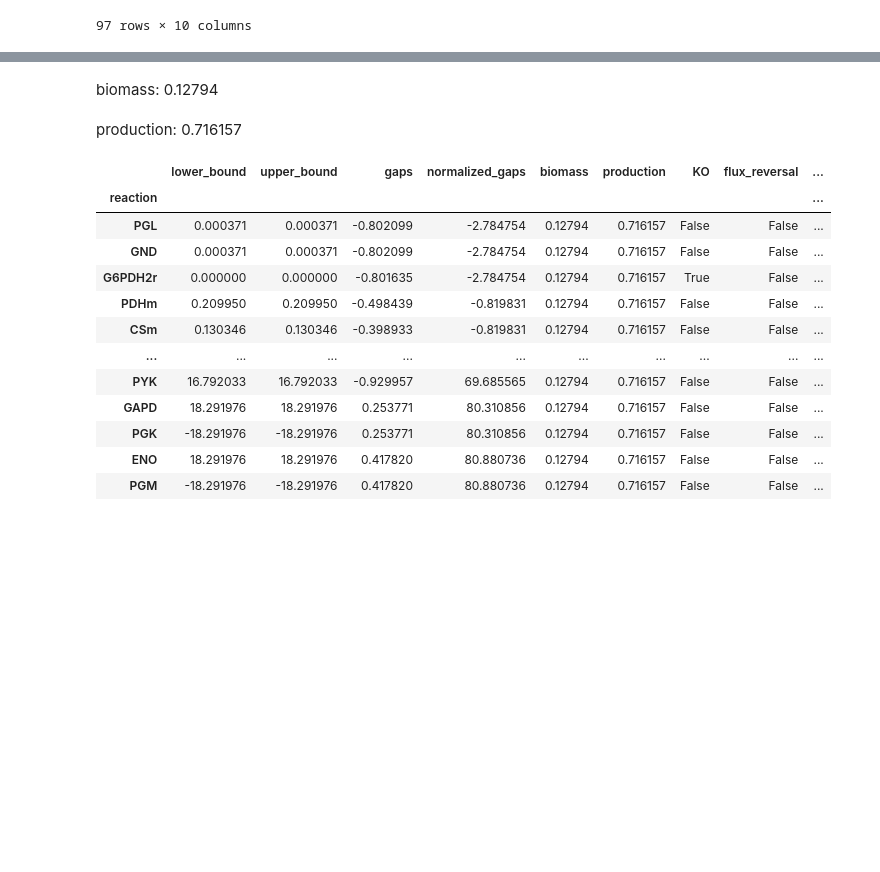
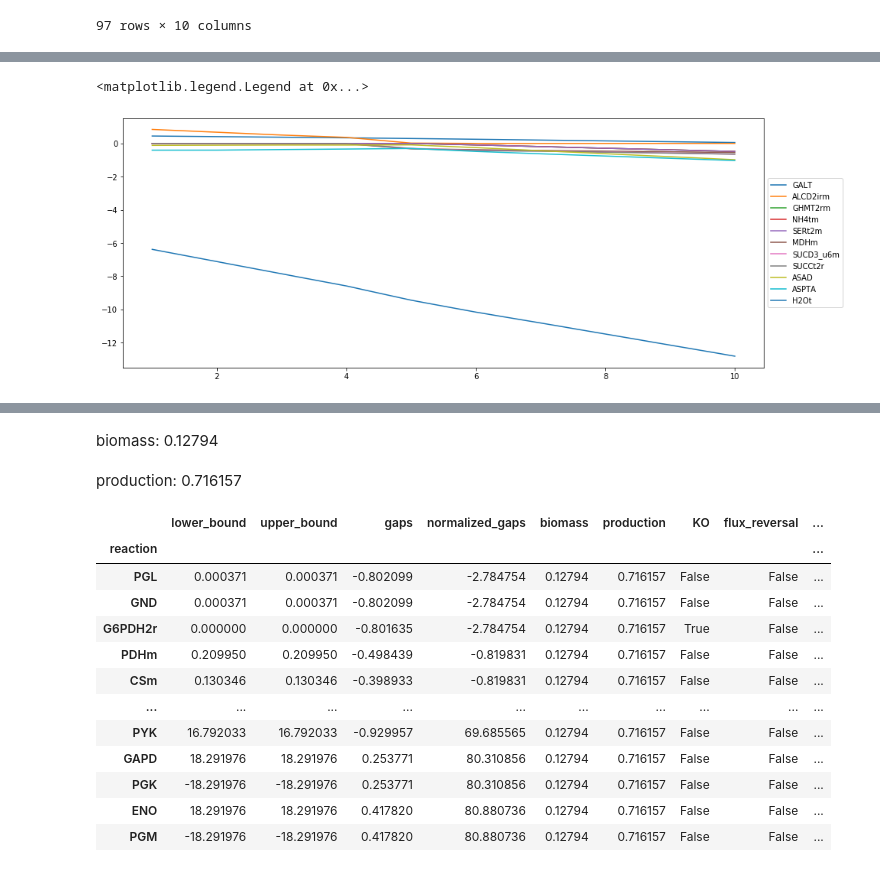
Before and after one commit to 27410/27410-group-assigment-group-4-resveratrol-in-s-cerevisiae, a Jupyter notebook: analysis/05.over_expression.ipynb, the cells around one changed output, grey strips where cells are left out. Saved outputs shown, nothing was run; the diff lists cells and outputs as text; code cells hidden in the pictures; blank space fills up the shorter version.

```diff
--- a/analysis/05.over_expression.ipynb
+++ b/analysis/05.over_expression.ipynb
@@ -83,0 +72,6 @@ sort
+# %%
+# And filter for reactions theirs difference is bigger than so that reactions with very very low fluxes are filtered out
+df3=df2[abs(df2[1]-df2[10])>0.2]
+print(df3.shape)
+df3=df3.sort_values(by=[10], ascending=False)
+df3
@@ -83,0 +92,6 @@ sort
+# %%
+df3.T.plot(figsize=(15,6))
+plt.legend(loc='center left', bbox_to_anchor=(1, 0.5))
+# %% [output]
+<matplotlib.legend.Legend at 0x...>
+[figure, added]
```
Also changed, not shown: parts of 23 cells of this notebook, 2 other files.
